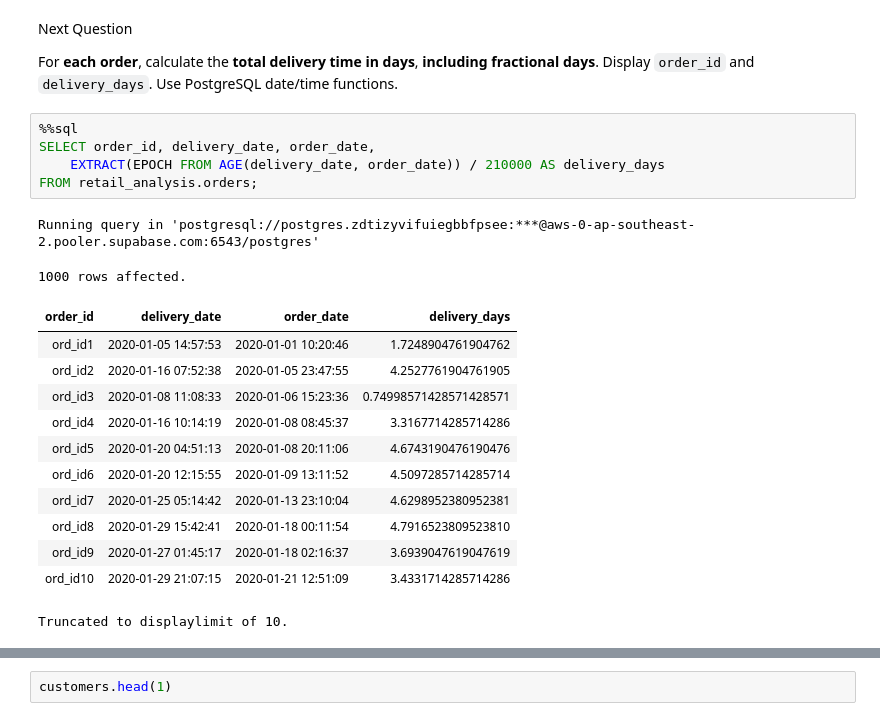
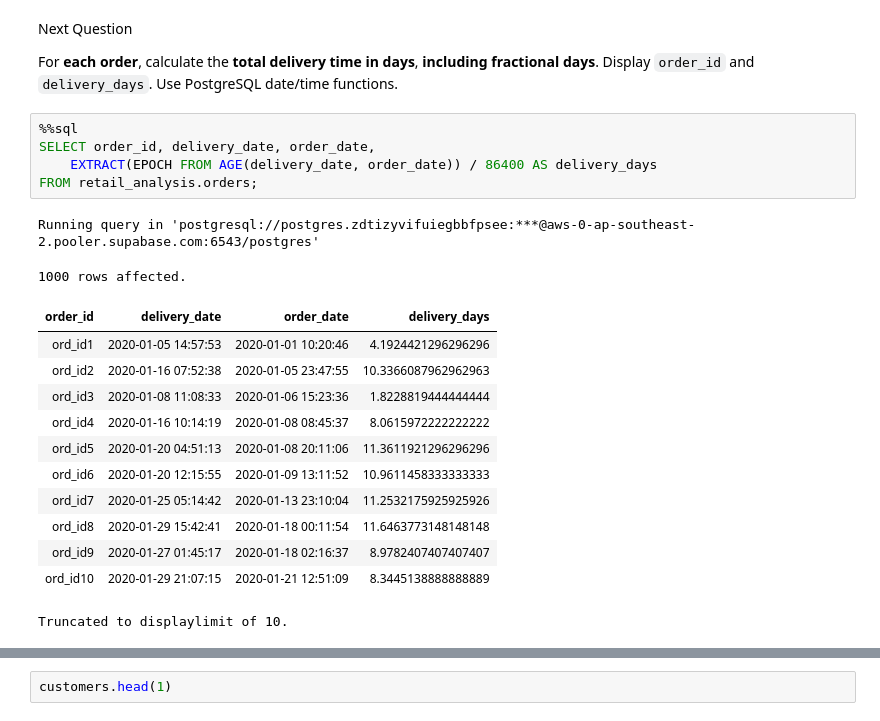
Before and after one commit to umesh-creates/sql_pandas_exercise_and_notes, a Jupyter notebook: retail_analysis exercise/date _and_time.ipynb, the cells around one changed output, grey strips where cells are left out. Drawn from its saved outputs; the diff is of its cells as text.

```diff
--- a/retail_analysis exercise/date _and_time.ipynb
+++ b/retail_analysis exercise/date _and_time.ipynb
@@ -210,20 +210,20 @@ For **each order**, calculate the **total delivery time in days**, **including f
 # %%
 %%sql
 SELECT order_id, delivery_date, order_date,
-    EXTRACT(EPOCH FROM AGE(delivery_date, order_date)) / 210000 AS delivery_days
+    EXTRACT(EPOCH FROM AGE(delivery_date, order_date)) / 86400 AS delivery_days
 FROM retail_analysis.orders;
 # %% [output]
 Running query in 'postgresql://postgres.zdtizyvifuiegbbfpsee:***@aws-0-ap-southeast-2.pooler.supabase.com:6543/postgres'
 1000 rows affected.
 | order_id | delivery_date | order_date | delivery_days |
-| ord_id1 | 2020-01-05 14:57:53 | 2020-01-01 10:20:46 | 1.7248904761904762 |
-| ord_id2 | 2020-01-16 07:52:38 | 2020-01-05 23:47:55 | 4.2527761904761905 |
-| ord_id3 | 2020-01-08 11:08:33 | 2020-01-06 15:23:36 | 0.74998571428571428571 |
-| ord_id4 | 2020-01-16 10:14:19 | 2020-01-08 08:45:37 | 3.3167714285714286 |
-| ord_id5 | 2020-01-20 04:51:13 | 2020-01-08 20:11:06 | 4.6743190476190476 |
-| ord_id6 | 2020-01-20 12:15:55 | 2020-01-09 13:11:52 | 4.5097285714285714 |
-| ord_id7 | 2020-01-25 05:14:42 | 2020-01-13 23:10:04 | 4.6298952380952381 |
-| ord_id8 | 2020-01-29 15:42:41 | 2020-01-18 00:11:54 | 4.7916523809523810 |
-| ord_id9 | 2020-01-27 01:45:17 | 2020-01-18 02:16:37 | 3.6939047619047619 |
-| ord_id10 | 2020-01-29 21:07:15 | 2020-01-21 12:51:09 | 3.4331714285714286 |
+| ord_id1 | 2020-01-05 14:57:53 | 2020-01-01 10:20:46 | 4.1924421296296296 |
+| ord_id2 | 2020-01-16 07:52:38 | 2020-01-05 23:47:55 | 10.3366087962962963 |
+| ord_id3 | 2020-01-08 11:08:33 | 2020-01-06 15:23:36 | 1.8228819444444444 |
+| ord_id4 | 2020-01-16 10:14:19 | 2020-01-08 08:45:37 | 8.0615972222222222 |
+| ord_id5 | 2020-01-20 04:51:13 | 2020-01-08 20:11:06 | 11.3611921296296296 |
+| ord_id6 | 2020-01-20 12:15:55 | 2020-01-09 13:11:52 | 10.9611458333333333 |
+| ord_id7 | 2020-01-25 05:14:42 | 2020-01-13 23:10:04 | 11.2532175925925926 |
+| ord_id8 | 2020-01-29 15:42:41 | 2020-01-18 00:11:54 | 11.6463773148148148 |
+| ord_id9 | 2020-01-27 01:45:17 | 2020-01-18 02:16:37 | 8.9782407407407407 |
+| ord_id10 | 2020-01-29 21:07:15 | 2020-01-21 12:51:09 | 8.3445138888888889 |
 Truncated to displaylimit of 10.
```
Also changed, not shown: parts of 68 cells of this notebook.
